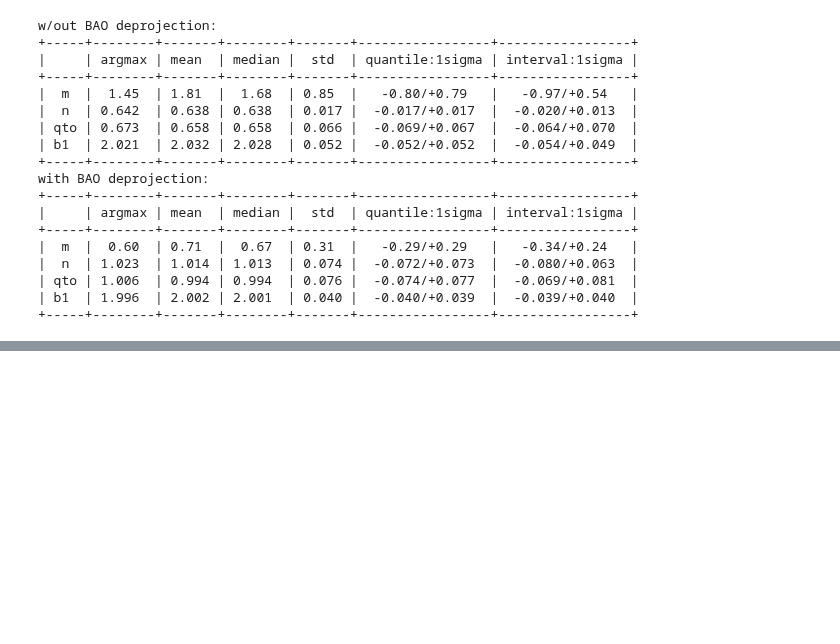
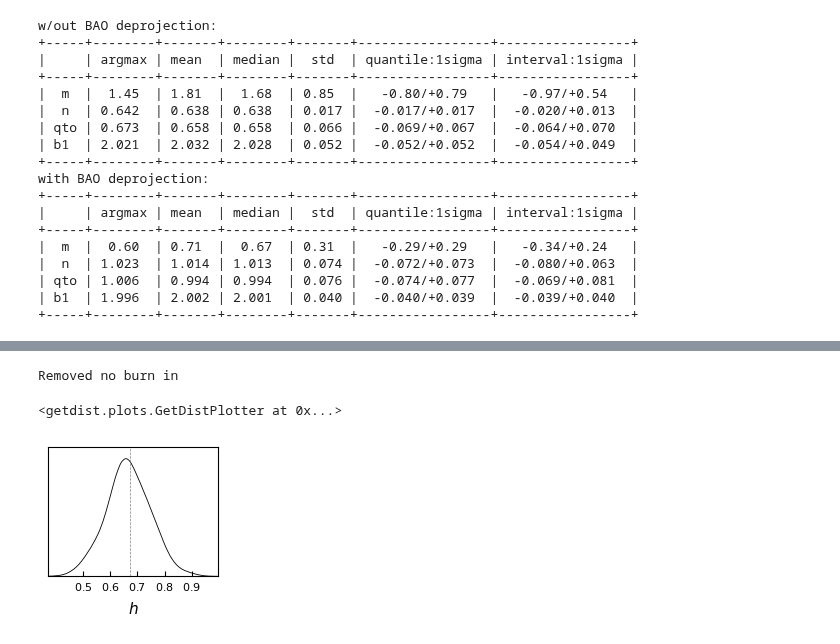
Before and after one commit to cosmodesi/desilike, a Jupyter notebook: nb/turnover_examples.ipynb, the cells around one changed output, grey strips where cells are left out. Cells and saved outputs as stored; diff of their text form; code cells hidden in the pictures; blank space fills up the shorter version.

Commit message:
add inference of h for turnover example, and update parameter delta

```diff
--- a/nb/turnover_examples.ipynb
+++ b/nb/turnover_examples.ipynb
@@ -307,0 +311,13 @@ with BAO deprojection:
+# %%
+from desilike.observables.galaxy_clustering import TurnOverCompressionObservable
+observable = TurnOverCompressionObservable(data=chain_deproj, covariance=chain_deproj, z=z, quantities=['qto'], fiducial='DESI')
+
+# let's fix Omega_m to its fiducial value, only h is varied
+observable.all_params['Omega_m'].update(fixed=True)
+
+# and emulate the observable qto, to speed up the inference
+from desilike.emulators import Emulator, TaylorEmulatorEngine
+emulator = Emulator(observable, engine=TaylorEmulatorEngine(order=3))
+emulator.set_samples()
+emulator.fit()
+likelihood = ObservablesGaussianLikelihood(observables=[emulator.to_calculator()])
@@ -307,0 +331,5 @@ with BAO deprojection:
+# %%
+from desilike.samplers import EmceeSampler
+
+sampler = EmceeSampler(likelihood, seed=42)
+sampler.run(min_iterations=2000, check={'max_eigen_gr': 0.02})
@@ -307,0 +355,8 @@ with BAO deprojection:
+# %%
+from desilike.samples import plotting
+chain = sampler.chains[0].remove_burnin(0.4)
+plotting.plot_triangle(chain, markers={'h': cosmo.h})
+# %% [output]
+Removed no burn in
+<getdist.plots.GetDistPlotter at 0x...>
+[figure, added]
```
Also changed, not shown: parts of 11 cells of this notebook, 10 other files.
